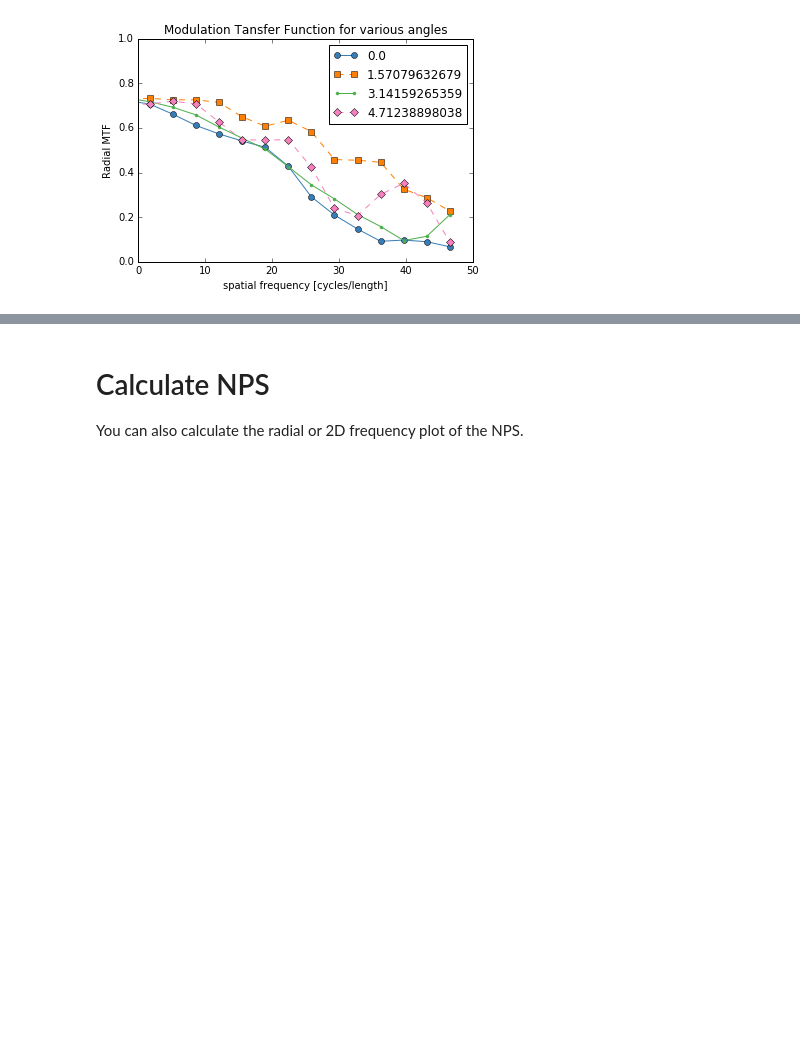
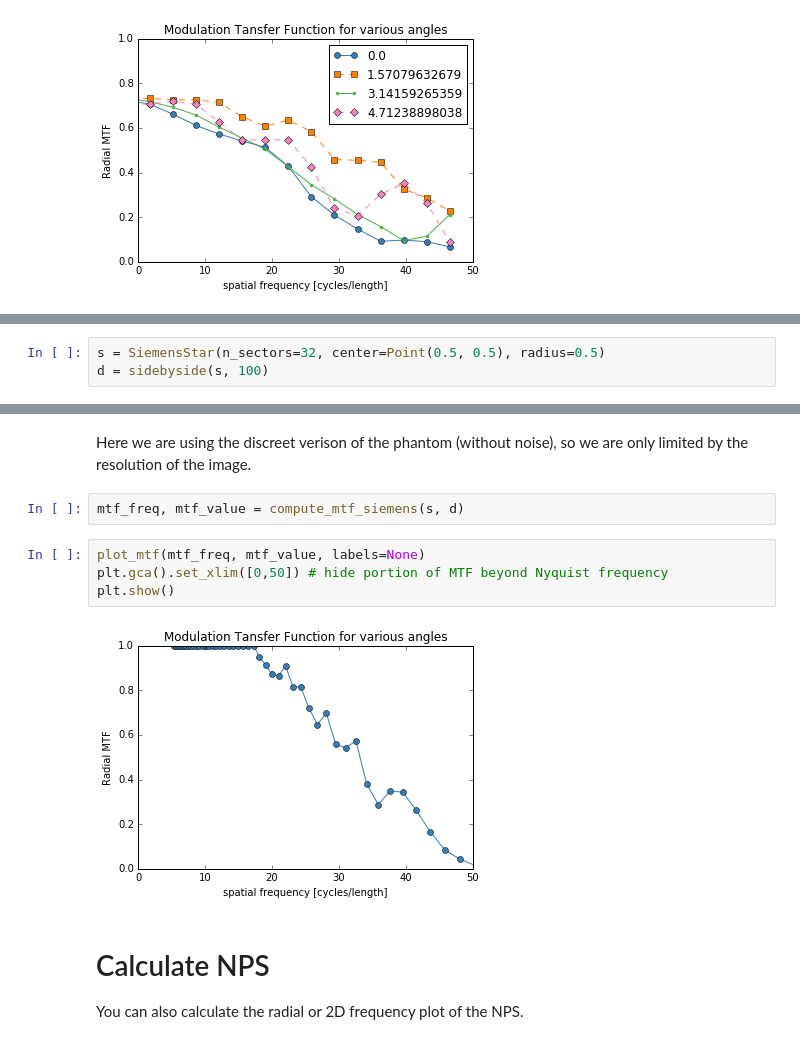
Before and after one commit to AdvancedPhotonSource/xdesign, a Jupyter notebook: docs/demos/NoReferenceMetrics.ipynb, the cells around one changed output, grey strips where cells are left out. Cells and saved outputs as stored; diff of their text form; blank space fills up the shorter version.

Commit message:
Adding siemens MTF to demos and making it's output play nice with plot_mtf.

```diff
--- a/docs/demos/NoReferenceMetrics.ipynb
+++ b/docs/demos/NoReferenceMetrics.ipynb
@@ -62,0 +65,3 @@ plt.show()
+# %%
+s = SiemensStar(n_sectors=32, center=Point(0.5, 0.5), radius=0.5)
+d = sidebyside(s, 100)
@@ -63,3 +72,13 @@ plt.show()
+# %% [markdown]
+Here we are using the discreet verison of the phantom (without noise), so we are only limited by the resolution of the image.
+# %%
+mtf_freq, mtf_value = compute_mtf_siemens(s, d)
+# %%
+plot_mtf(mtf_freq, mtf_value, labels=None)
+plt.gca().set_xlim([0,50]) # hide portion of MTF beyond Nyquist frequency
+plt.show()
+# %% [output]
+[figure, added]
 # %% [markdown]
 # Calculate NPS
 
```
Also changed, not shown: parts of 2 cells of this notebook, 1 other file.
